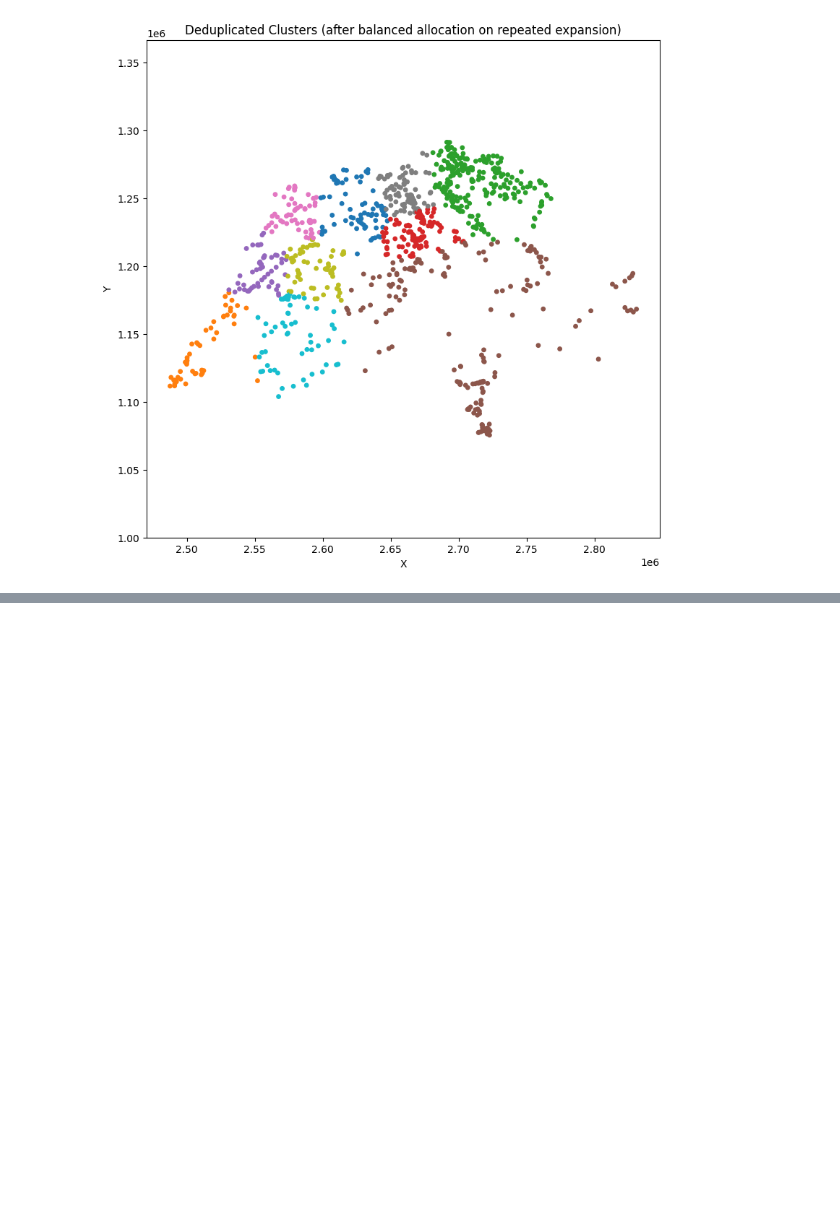
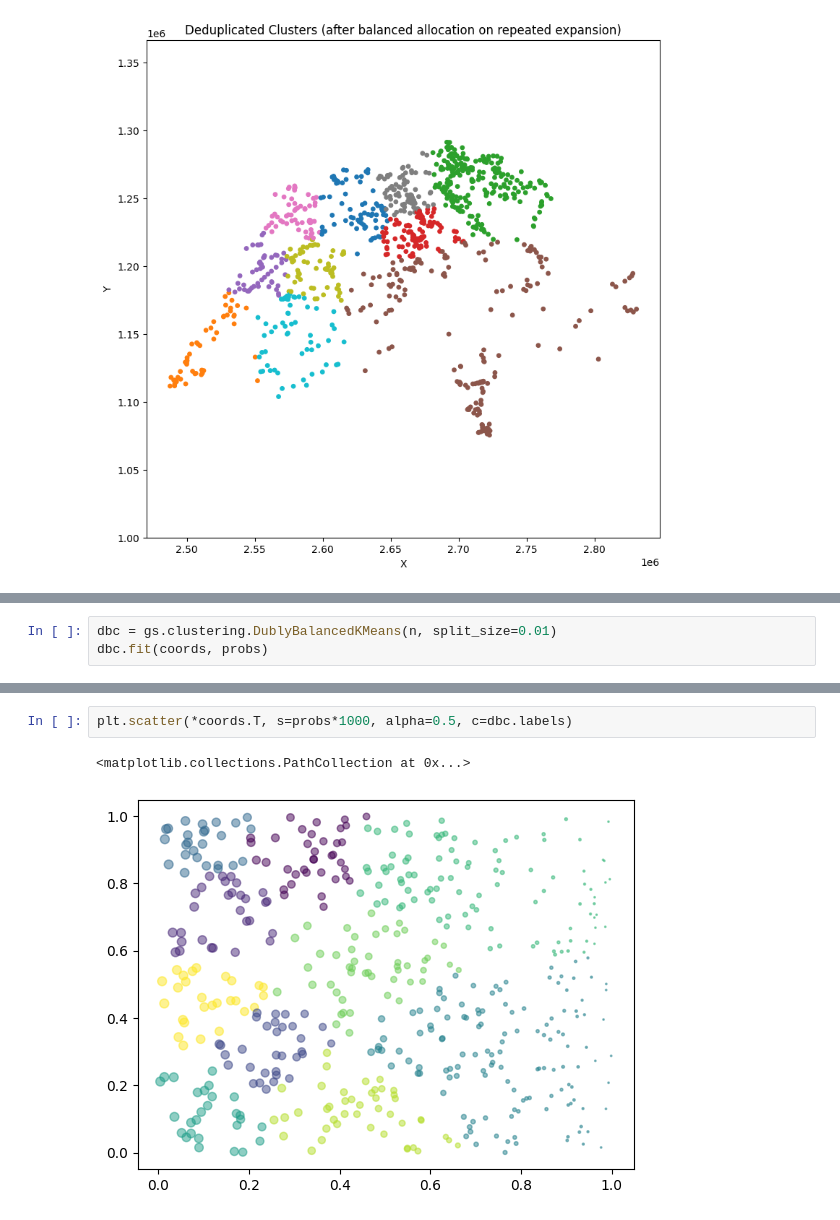
Before and after one commit to mehdimhb/geometric-sampling, a Jupyter notebook: dubly_balanced_clustering.ipynb, the cells around one changed output, grey strips where cells are left out. Cells and saved outputs as stored; diff of their text form; blank space fills up the shorter version.

```diff
--- a/dubly_balanced_clustering.ipynb
+++ b/dubly_balanced_clustering.ipynb
@@ -286,0 +309,3 @@ plt.show()
+# %%
+dbc = gs.clustering.DublyBalancedKMeans(n, split_size=0.01)
+dbc.fit(coords, probs)
@@ -286,0 +330,5 @@ plt.show()
+# %%
+plt.scatter(*coords.T, s=probs*1000, alpha=0.5, c=dbc.labels)
+# %% [output]
+<matplotlib.collections.PathCollection at 0x...>
+[figure, added]
```
Also changed, not shown: parts of 8 cells of this notebook, 4 other files.
